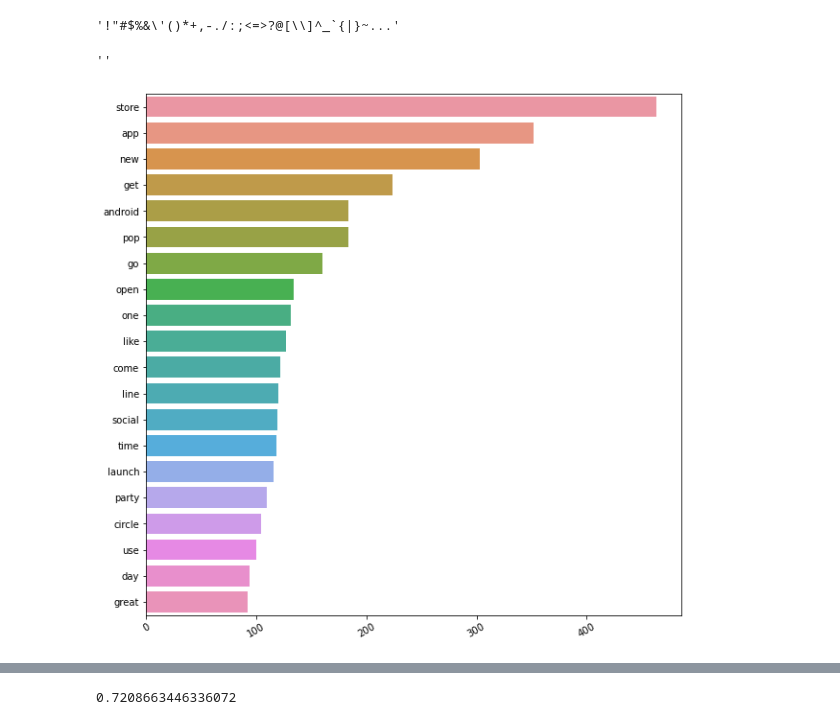
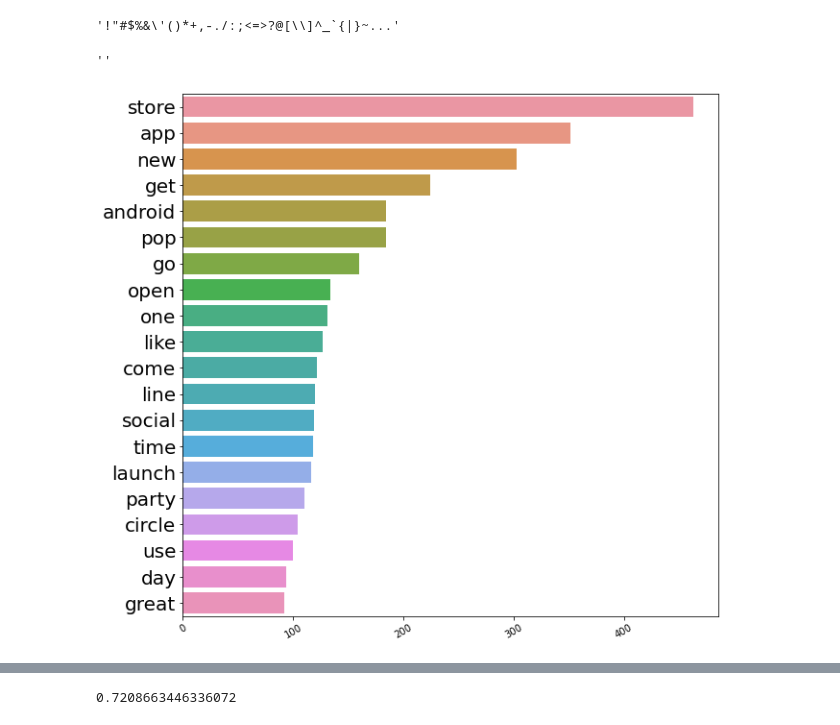
Before and after one commit to feelgd777/nlp-project-4, a Jupyter notebook: Data_Cleaning_Preprocessing-anton.ipynb, the cells around one changed output, grey strips where cells are left out. Saved outputs shown, nothing was run; the diff lists cells and outputs as text; code cells hidden in the pictures.

```diff
--- a/Data_Cleaning_Preprocessing-anton.ipynb
+++ b/Data_Cleaning_Preprocessing-anton.ipynb
@@ -165,18 +166,20 @@ for i in df['clean_tweets'][:]:
 # %%
 ## Creating FreqDist for whole BoW, keeping the 20 most common tokens
 all_fdist = FreqDist(corpus.split()).most_common(20)
 ## Conversion to Pandas series via Python Dictionary for easier plotting
 all_fdist = pd.Series(dict(all_fdist))
 ## Setting figure, ax into variables
 fig, ax = plt.subplots(figsize=(10,10))
 ## Seaborn plotting using Pandas attributes + xtick rotation for ease of viewing
 all_plot = sns.barplot(y=all_fdist.index, x=all_fdist.values, ax=ax, orient='h')
 plt.xticks(rotation=30)
+plt.rc('xtick', labelsize=10)
+plt.rc('ytick', labelsize=20)
 plt.savefig('clean_tweets_distro')
 ;
 # %% [output]
 ''
-[figure, old version]
+[figure, new version]
 # %%
 #body of text
 stopwords_count = []
```
Also changed, not shown: parts of 4 cells of this notebook.
